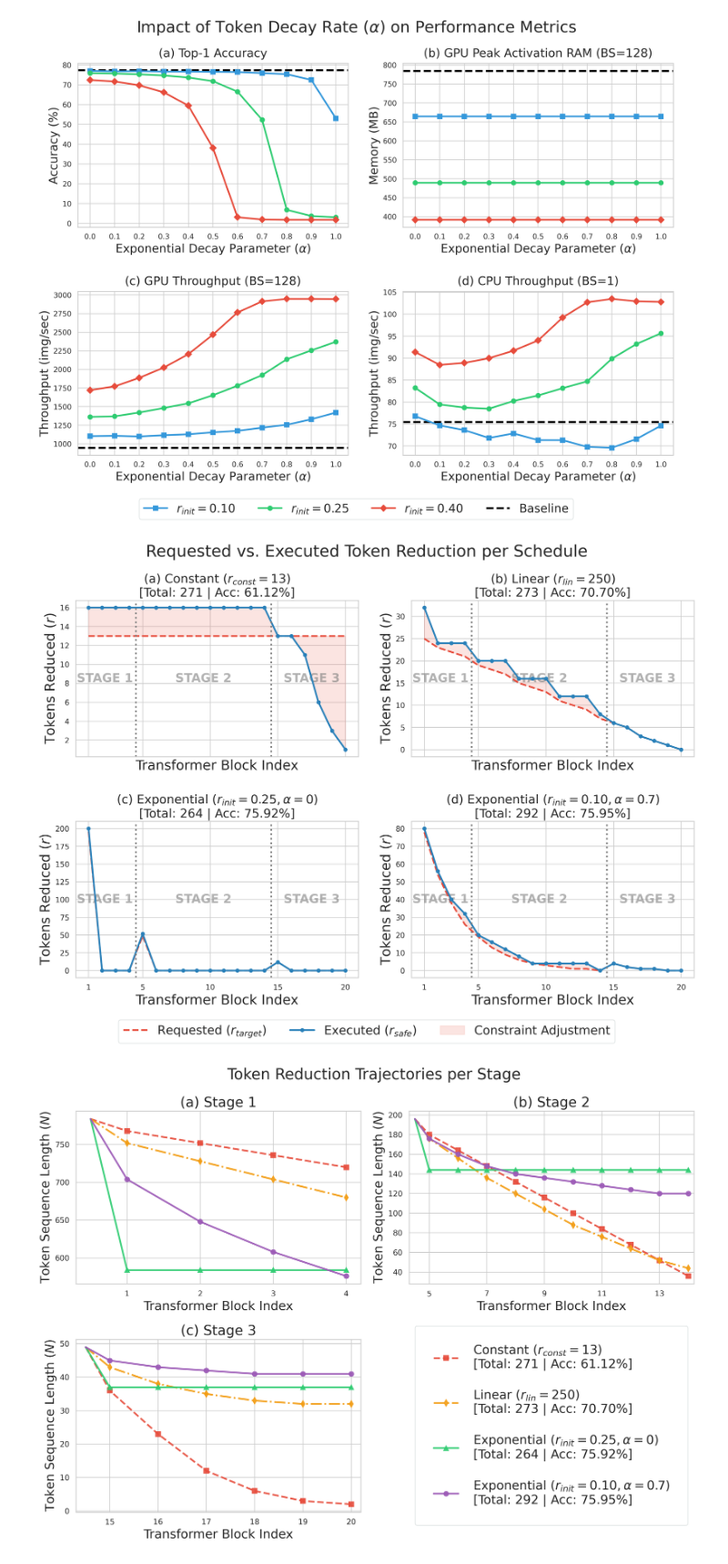
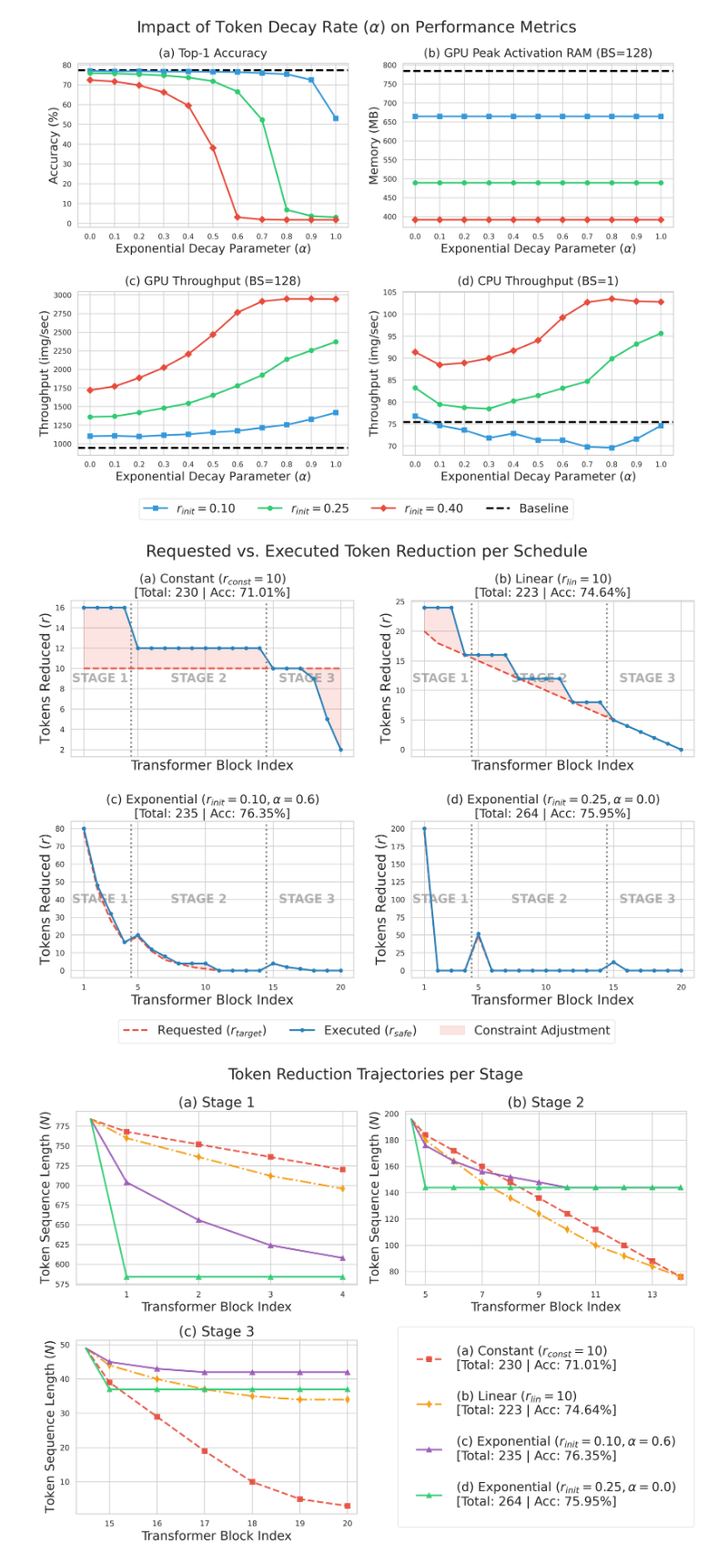
Before and after one commit to junseokm/sret-tome, a Jupyter notebook: plots.ipynb, the cells around one changed output. Shown at 91% size. Saved outputs shown, nothing was run; the diff lists cells and outputs as text; code cells hidden in the pictures.

Commit message:
Update plots and visualizations

```diff
--- a/plots.ipynb
+++ b/plots.ipynb
@@ -39,9 +39,9 @@ df_cpu = df_cpu.apply(pd.to_numeric)
 df_gpu = df_gpu.apply(pd.to_numeric)
 
 # merge datasets
-merged = pd.merge(df_cpu, df_gpu, on=['initial_r_ratio', 'alpha'])
+merged = pd.merge(df_cpu, df_gpu, on=['initial_r', 'alpha'])
 
-baseline = merged[(merged['initial_r_ratio'] == 0.0) & (merged['alpha'] == 1.0)]
+baseline = merged[(merged['initial_r'] == 0.0) & (merged['alpha'] == 1.0)]
 
 targets = [
     {'name': r'($r_{\text{init}}=0.10, \alpha=0.6$)', 'r': 0.10, 'a': 0.6, 'color': "#e66253", 'marker': 'X'},
@@ -111,7 +111,7 @@ for cfg in plot_configs:
 
     # highlight target configs
     for t in targets:
-        row = merged[(merged['initial_r_ratio'] == t['r']) & (merged['alpha'] == t['a'])]
+        row = merged[(merged['initial_r'] == t['r']) & (merged['alpha'] == t['a'])]
         if not row.empty:
             ax.scatter(row.iloc[0][cfg['x_col']], row.iloc[0]['accuracy'], marker=t['marker'], color=t['color'], s=250, edgecolors='black', linewidths=1.5, zorder=10, label=t['name'])
 
@@ -151,13 +151,13 @@ plt.rcParams.update({
 df_gpu = pd.read_csv('grid_search_gpu.csv')
 df_cpu = pd.read_csv('grid_search_cpu.csv')
 
-df_merged = pd.merge(df_gpu, df_cpu, on=['initial_r_ratio', 'alpha'], suffixes=('_gpu', '_cpu'))
+df_merged = pd.merge(df_gpu, df_cpu, on=['initial_r', 'alpha'], suffixes=('_gpu', '_cpu'))
 
 metrics = ['accuracy', 'throughput_bs128', 'throughput', 'activation_mem_bs128']
 for col in metrics:
     df_merged[col] = pd.to_numeric(df_merged[col], errors='coerce')
 
-baseline = df_merged[(df_merged['initial_r_ratio'] == 0.0) & (df_merged['alpha'] == 1.0)].iloc[0]
+baseline = df_merged[(df_merged['initial_r'] == 0.0) & (df_merged['alpha'] == 1.0)].iloc[0]
 
 fig, axes = plt.subplots(2, 2, figsize=(14, 11))
 ax_acc, ax_pam = axes[0, 0], axes[0, 1]
@@ -172,7 +172,7 @@ r_configs = {
 alphas = np.arange(0.0, 1.1, 0.1)
 
 for r_val, cfg in r_configs.items():
-    subset = df_merged[np.isclose(df_merged['initial_r_ratio'], r_val)].sort_values('alpha')
+    subset = df_merged[np.isclose(df_merged['initial_r'], r_val)].sort_values('alpha')
     x = subset['alpha']
 
     ax_acc.plot(x, subset['accuracy'], color=cfg['color'], marker=cfg['marker'], markersize=7, label=cfg['label'], zorder=3)
@@ -221,30 +221,30 @@ plt.rcParams.update({
 
 x_blocks = np.arange(1, 21)
 
-# constant
-c_target = np.array([13]*4 + [13]*10 + [13]*6)
-c_actual = np.array([16]*4 + [16]*10 + [13, 13, 11, 6, 3, 1])
+# constant r=10
+c_target = np.array([10]*4 + [10]*10 + [10]*6)
+c_actual = np.array([16, 16, 16, 16] + [12, 12, 12, 12, 12, 12, 12, 12, 12, 12] + [10, 10, 10, 9, 5, 2])
 
-# linear
-l_target = np.array([25, 23, 22, 21] + [19, 18, 17, 15, 14, 13, 11, 10, 9, 7] + [6, 5, 3, 2, 1, 0])
-l_actual = np.array([32, 24, 24, 24] + [20, 20, 20, 16, 16, 16, 12, 12, 12, 8] + [6, 5, 3, 2, 1, 0])
+# linear r=10
+l_target = np.array([20, 18, 17, 16] + [15, 14, 13, 12, 11, 10, 9, 8, 7, 6] + [5, 4, 3, 2, 1, 0])
+l_actual = np.array([24, 24, 24, 16] + [16, 16, 16, 12, 12, 12, 12, 8, 8, 8] + [5, 4, 3, 2, 1, 0])
 
-# exp r-ratio=0.25 alpha=0
+# exp r-init=0.10 alpha=0.6
+e6_target = np.array([78, 46, 28, 16] + [19, 11, 6, 4, 2, 1, 0, 0, 0, 0] + [4, 2, 1, 0, 0, 0])
+e6_actual = np.array([80, 48, 32, 16] + [20, 12, 8, 4, 4, 4, 0, 0, 0, 0] + [4, 2, 1, 0, 0, 0])
+
+# exp r-init=0.25 alpha=0
 e0_target = np.array([196, 0, 0, 0] + [49, 0, 0, 0, 0, 0, 0, 0, 0, 0] + [12, 0, 0, 0, 0, 0])
 e0_actual = np.array([200, 0, 0, 0] + [52, 0, 0, 0, 0, 0, 0, 0, 0, 0] + [12, 0, 0, 0, 0, 0])
-
-# exp r-ratio=0.10 alpha=0.7
-e7_target = np.array([78, 54, 38, 26] + [19, 13, 9, 6, 4, 3, 2, 1, 1, 0] + [4, 2, 1, 1, 0, 0])
-e7_actual = np.array([80, 56, 40, 32] + [20, 16, 12, 8, 4, 4, 4, 4, 4, 0] + [4, 2, 1, 1, 0, 0])
 
 fig, axes = plt.subplots(2, 2, figsize=(14, 10), sharex=True)
 axes_flat = axes.flatten()
 
 schedules = [
-    ("(a) Constant ($r_{const}=13$)\n[Total: 271 | Acc: 61.12%]", c_target, c_actual),
-    ("(b) Linear ($r_{lin}=250$)\n[Total: 273 | Acc: 70.70%]", l_target, l_actual),
-    ("(c) Exponential ($r_{init}=0.25, \\alpha=0$)\n[Total: 264 | Acc: 75.92%]", e0_target, e0_actual),
-    ("(d) Exponential ($r_{init}=0.10, \\alpha=0.7$)\n[Total: 292 | Acc: 75.95%]", e7_target, e7_actual)
+    ("(a) Constant ($r_{const}=10$)\n[Total: 230 | Acc: 71.01%]", c_target, c_actual),
+    ("(b) Linear ($r_{lin}=10$)\n[Total: 223 | Acc: 74.64%]", l_target, l_actual),
+    ("(c) Exponential ($r_{init}=0.10, \\alpha=0.6$)\n[Total: 235 | Acc: 76.35%]", e6_target, e6_actual),
+    ("(d) Exponential ($r_{init}=0.25, \\alpha=0.0$)\n[Total: 264 | Acc: 75.95%]", e0_target, e0_actual),
 ]
 
 for ax, (title, target, actual) in zip(axes_flat, schedules):
@@ -275,7 +275,7 @@ fig.savefig('plots/reduction.pdf', bbox_inches='tight')
 plt.show()
 plt.close(fig)
 # %% [output]
-[figure, old version]
+[figure, new version]
 # %%
 import matplotlib.pyplot as plt
 import seaborn as sns
@@ -293,33 +293,33 @@ plt.rcParams.update({
 x_coords = [0.5, 1, 2, 3, 4, 4.5, 5, 6, 7, 8, 9, 10, 11, 12, 13, 14, 14.5, 15, 16, 17, 18, 19, 20]
 
 progression_data = {
-    "Constant ($r_{const}=13$)\n[Total: 271 | Acc: 61.12%]": [
+    "(a) Constant ($r_{const}=10$)\n[Total: 230 | Acc: 71.01%]": [
         784, 768, 752, 736, 720,
-        196, 180, 164, 148, 132, 116, 100, 84, 68, 52, 36,
-        49,  36,  23,  12,   6,   3,   2
+        196, 184, 172, 160, 148, 136, 124, 112, 100, 88, 76,
+        49,  39,  29,  19,  10,  5,   3
     ],
-    "Linear ($r_{lin}=250$)\n[Total: 273 | Acc: 70.70%]": [
-        784, 752, 728, 704, 680,
-        196, 176, 156, 136, 120, 104, 88, 76, 64, 52, 44,
-        49,  43,  38,  35,  33,  32,  32
+    "(b) Linear ($r_{lin}=10$)\n[Total: 223 | Acc: 74.64%]": [
+        784, 760, 736, 712, 696,
+        196, 180, 164, 148, 136, 124, 112, 100, 92,  84,  76,
+        49,  44,  40,  37,  35,  34,  34
     ],
-    "Exponential ($r_{init}=0.25, \\alpha=0$)\n[Total: 264 | Acc: 75.92%]": [
+    "(c) Exponential ($r_{init}=0.10, \\alpha=0.6$)\n[Total: 235 | Acc: 76.35%]": [
+        784, 704, 656, 624, 608,
+        196, 176, 164, 156, 152, 148, 144, 144, 144, 144, 144,
+        49,  45,  43,  42,  42,  42,  42
+    ],
+    "(d) Exponential ($r_{init}=0.25, \\alpha=0.0$)\n[Total: 264 | Acc: 75.95%]": [
         784, 584, 584, 584, 584,
         196, 144, 144, 144, 144, 144, 144, 144, 144, 144, 144,
         49,  37,  37,  37,  37,  37,  37
     ],
-    "Exponential ($r_{init}=0.10, \\alpha=0.7$)\n[Total: 292 | Acc: 75.95%]": [
-        784, 704, 648, 608, 576,
-        196, 176, 160, 148, 140, 136, 132, 128, 124, 120, 120,
-        49,  45,  43,  42,  41,  41,  41
-    ]
 }
 
 colors = {
-    "Constant ($r_{const}=13$)\n[Total: 271 | Acc: 61.12%]": "#e74c3c",
-    "Linear ($r_{lin}=250$)\n[Total: 273 | Acc: 70.70%]": "#f39c12",
-    "Exponential ($r_{init}=0.25, \\alpha=0$)\n[Total: 264 | Acc: 75.92%]": "#2ecc71",
-    "Exponential ($r_{init}=0.10, \\alpha=0.7$)\n[Total: 292 | Acc: 75.95%]": "#9b59b6"
+    "(a) Constant ($r_{const}=10$)\n[Total: 230 | Acc: 71.01%]": "#e74c3c",
+    "(b) Linear ($r_{lin}=10$)\n[Total: 223 | Acc: 74.64%]": "#f39c12",
+    "(c) Exponential ($r_{init}=0.10, \\alpha=0.6$)\n[Total: 235 | Acc: 76.35%]": "#9b59b6",
+    "(d) Exponential ($r_{init}=0.25, \\alpha=0.0$)\n[Total: 264 | Acc: 75.95%]": "#2ecc71",
 }
 
 fig, axes = plt.subplots(2, 2, figsize=(14, 10))
@@ -357,31 +357,31 @@ for stage in stages:
     ax.set_title(stage["title"])
     ax.set_xticks(stage["xticks"])
     ax.set_xlabel('Transformer Block Index')
     ax.set_ylabel('Token Sequence Length ($N$)')
 
     x_slice = x_coords[stage["slice"]]
     ax.set_xlim(min(x_slice) - 0.2, max(x_slice) + 0.2)
 
 ax_legend = axes[1, 1]
 ax_legend.axis('off')
 
 handles, labels = axes[0, 0].get_legend_handles_labels()
 
 ax_legend.legend(
     handles, labels,
     loc='center',
     frameon=True,
     facecolor='white',
     edgecolor='#d5dbdb',
     labelspacing=1.5,
     handletextpad=1.2,
     borderpad=1.5
 )
 
 fig.suptitle('Token Reduction Trajectories per Stage', fontsize=22)
 fig.tight_layout()
 fig.savefig('plots/trajectory.pdf', bbox_inches='tight')
 plt.show()
 plt.close(fig)
 # %% [output]
-[figure, old version]
+[figure, new version]
```
Also changed, not shown: 7 other files.
